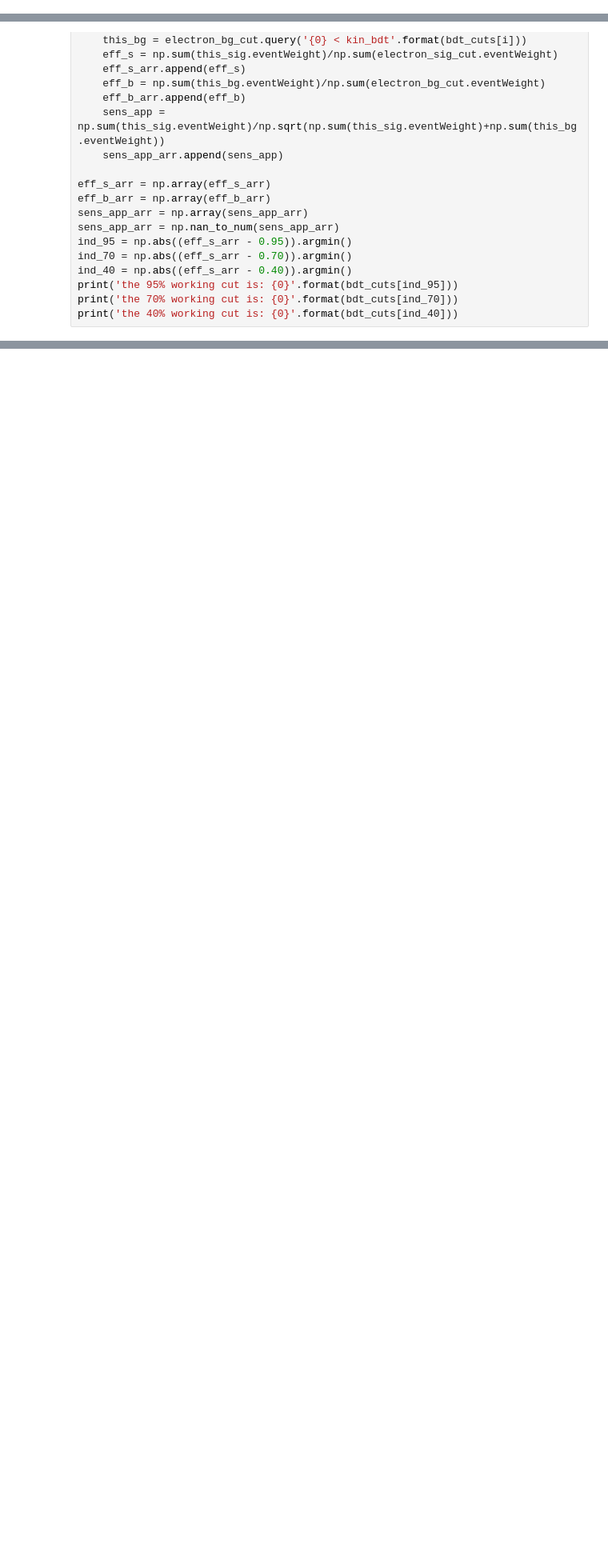
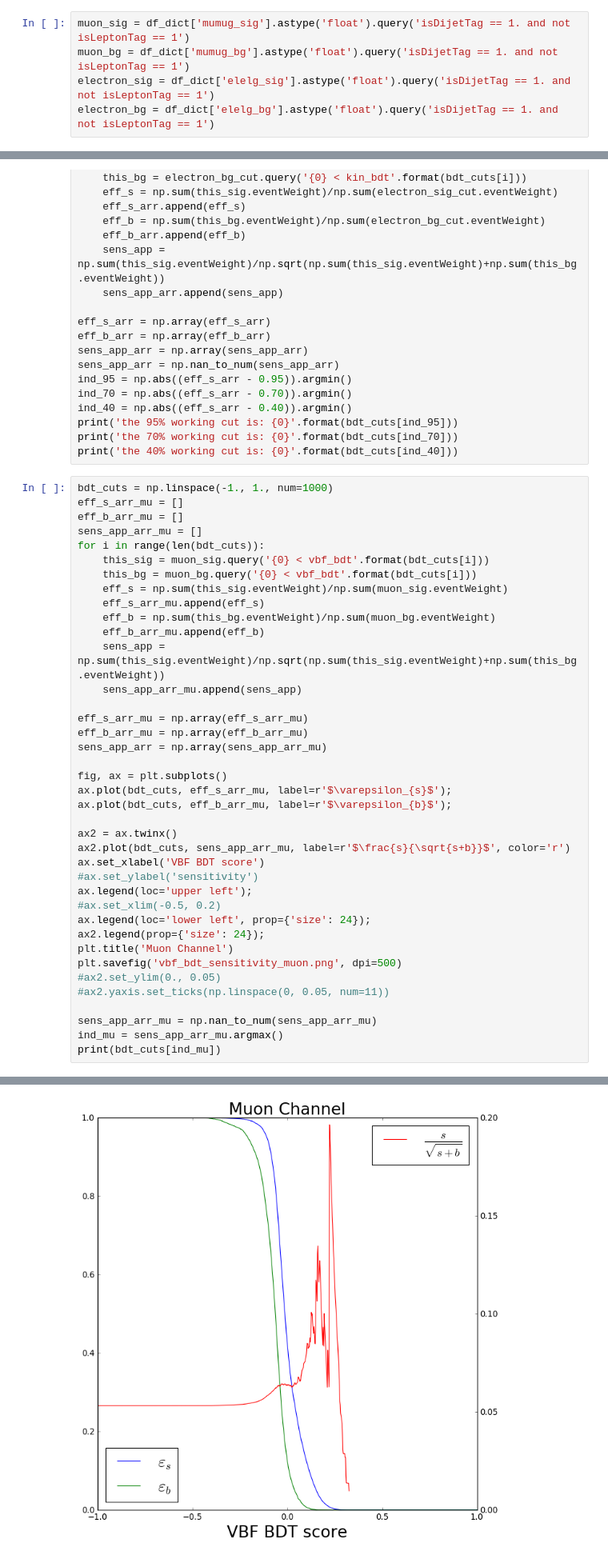
Before and after one commit to jbueghly/hzg_analysis, a Jupyter notebook: notebooks/optimize_bdt_cuts.ipynb, the cells around one changed output, grey strips where cells are left out. Shown at 80% size. Drawn from its saved outputs; the diff is of its cells as text; blank space fills up the shorter version.

```diff
--- a/notebooks/optimize_bdt_cuts.ipynb
+++ b/notebooks/optimize_bdt_cuts.ipynb
@@ -55,6 +51,11 @@ muon_sig = df_dict['mumug_sig'].astype('float').query('vbf_bdt < -0.01 and not i
 muon_bg = df_dict['mumug_bg'].astype('float').query('vbf_bdt < -0.01 and not isLeptonTag == 1')
 electron_sig = df_dict['elelg_sig'].astype('float').query('vbf_bdt < -0.01 and not isLeptonTag == 1')
 electron_bg = df_dict['elelg_bg'].astype('float').query('vbf_bdt < -0.01 and not isLeptonTag == 1')
+# %%
+muon_sig = df_dict['mumug_sig'].astype('float').query('isDijetTag == 1. and not isLeptonTag == 1')
+muon_bg = df_dict['mumug_bg'].astype('float').query('isDijetTag == 1. and not isLeptonTag == 1')
+electron_sig = df_dict['elelg_sig'].astype('float').query('isDijetTag == 1. and not isLeptonTag == 1')
+electron_bg = df_dict['elelg_bg'].astype('float').query('isDijetTag == 1. and not isLeptonTag == 1')
 # %%
 bdt_cuts = np.linspace(-1., 1., num=1000)
 eff_s_arr_mu = []
@@ -222,3 +213,43 @@ ind_40 = np.abs((eff_s_arr - 0.40)).argmin()
 print('the 95% working cut is: {0}'.format(bdt_cuts[ind_95]))
 print('the 70% working cut is: {0}'.format(bdt_cuts[ind_70]))
 print('the 40% working cut is: {0}'.format(bdt_cuts[ind_40]))
+# %%
+bdt_cuts = np.linspace(-1., 1., num=1000)
+eff_s_arr_mu = []
+eff_b_arr_mu = []
+sens_app_arr_mu = []
+for i in range(len(bdt_cuts)):
+    this_sig = muon_sig.query('{0} < vbf_bdt'.format(bdt_cuts[i]))
+    this_bg = muon_bg.query('{0} < vbf_bdt'.format(bdt_cuts[i]))
+    eff_s = np.sum(this_sig.eventWeight)/np.sum(muon_sig.eventWeight)
+    eff_s_arr_mu.append(eff_s)
+    eff_b = np.sum(this_bg.eventWeight)/np.sum(muon_bg.eventWeight)
+    eff_b_arr_mu.append(eff_b)
+    sens_app = np.sum(this_sig.eventWeight)/np.sqrt(np.sum(this_sig.eventWeight)+np.sum(this_bg.eventWeight))
+    sens_app_arr_mu.append(sens_app)
+
+eff_s_arr_mu = np.array(eff_s_arr_mu)
+eff_b_arr_mu = np.array(eff_b_arr_mu)
+sens_app_arr = np.array(sens_app_arr_mu)
+
+fig, ax = plt.subplots()
+ax.plot(bdt_cuts, eff_s_arr_mu, label=r'$\varepsilon_{s}$');
+ax.plot(bdt_cuts, eff_b_arr_mu, label=r'$\varepsilon_{b}$');
+
+ax2 = ax.twinx()
+ax2.plot(bdt_cuts, sens_app_arr_mu, label=r'$\frac{s}{\sqrt{s+b}}$', color='r')
+ax.set_xlabel('VBF BDT score')
+#ax.set_ylabel('sensitivity')
+ax.legend(loc='upper left');
+#ax.set_xlim(-0.5, 0.2)
+ax.legend(loc='lower left', prop={'size': 24});
+ax2.legend(prop={'size': 24});
+plt.title('Muon Channel')
+plt.savefig('vbf_bdt_sensitivity_muon.png', dpi=500)
+#ax2.set_ylim(0., 0.05)
+#ax2.yaxis.set_ticks(np.linspace(0, 0.05, num=11))
+
+sens_app_arr_mu = np.nan_to_num(sens_app_arr_mu)
+ind_mu = sens_app_arr_mu.argmax()
+print(bdt_cuts[ind_mu])
+# %% [output]
@@ -224,0 +257 @@ print('the 40% working cut is: {0}'.format(bdt_cuts[ind_40]))
+[figure, added]
```
Also changed, not shown: parts of 10 cells of this notebook, 21 other files.
